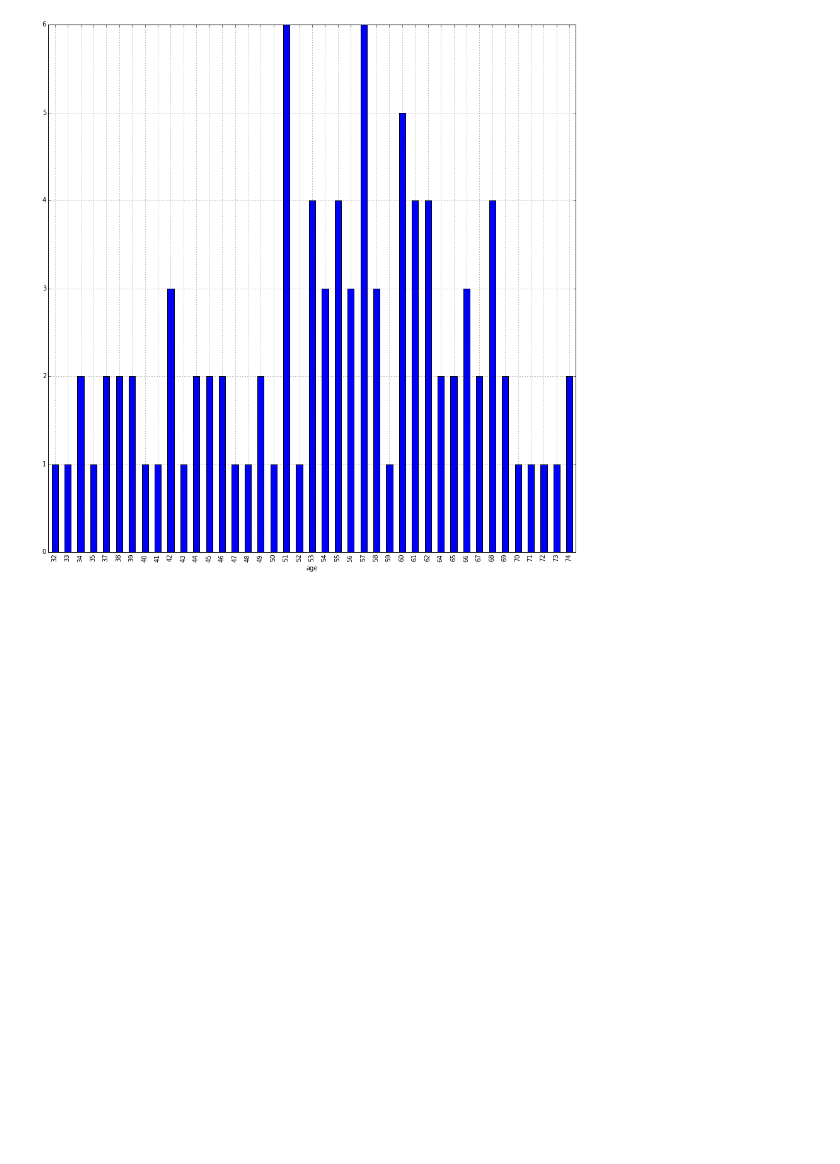
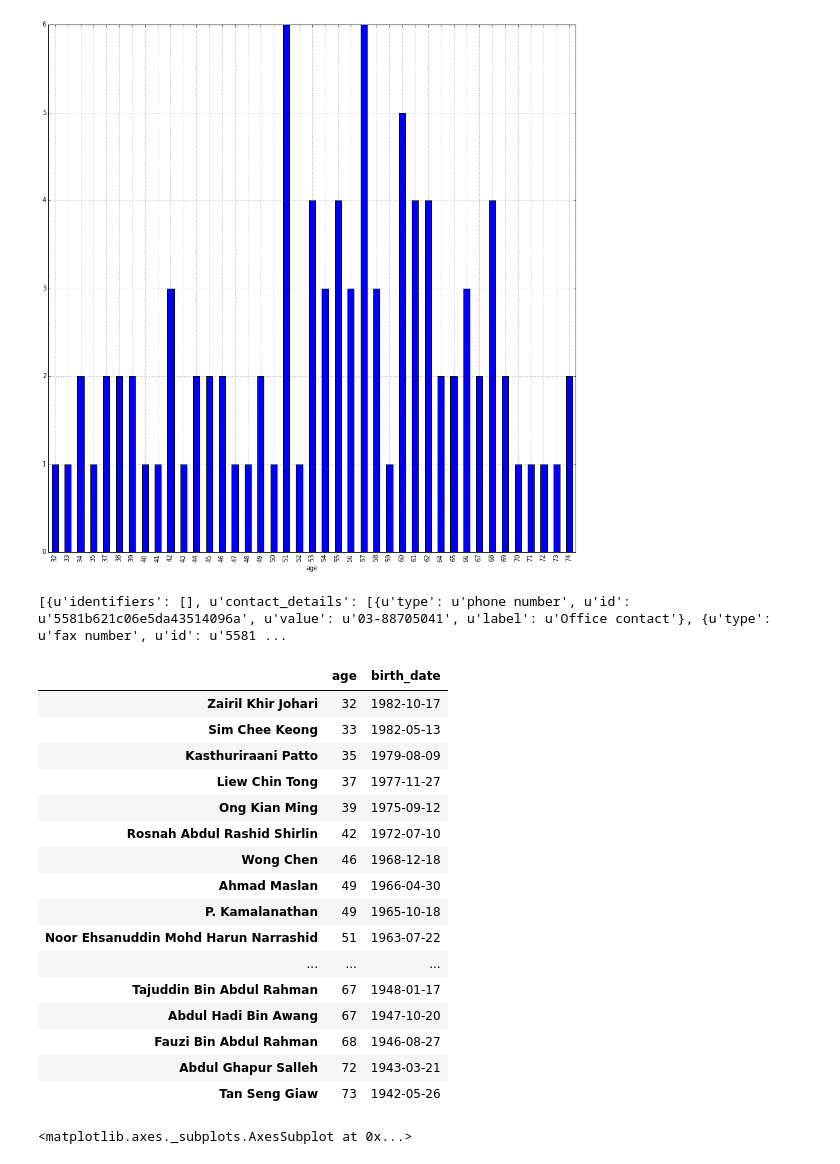
Before and after one commit to Sinar/sinar.myreps, a Jupyter notebook: docs/Malaysian MP Statistics.ipynb, the cells around one changed output. Drawn from its saved outputs; the diff is of its cells as text; code cells hidden in the pictures; blank space fills up the shorter version.

Commit message:
Update ipython notebook to latest stable, add table indexed by name

```diff
--- a/docs/Malaysian MP Statistics.ipynb
+++ b/docs/Malaysian MP Statistics.ipynb
@@ -161,3 +161,44 @@ grouped.age.count().plot(kind='bar',figsize=(15,15))
 # %% [output]
 <matplotlib.axes._subplots.AxesSubplot at 0x...>
 [figure]
+# %%
+print MPs
+# %% [output]
+[{u'identifiers': [], u'contact_details': [{u'type': u'phone number', u'id': u'5581b621c06e5da43514096a', u'value': u'03-88705041', u'label': u'Office contact'}, {u'type': u'fax number', u'id': u'5581 ...
+# %%
+import pandas
+data = { "age": [], "birth_date": []}
+data_index = { "age": [], "birth_date": []}
+for entry in MPs:
+    data["age"].append(entry["age"])
+    data_index["age"].append(entry["name"])
+    data["birth_date"].append(entry["birth_date"])
+    data_index["birth_date"].append(entry["name"])
+
+final_data = { "age": pandas.Series(data["age"], index=data_index["age"]),
+                "birth_date": pandas.Series(data["birth_date"], index=data_index["birth_date"])
+             }
+mp_age_df = pandas.DataFrame(final_data)
+mp_age_df.sort("age")
+# %% [output]
+|  | age | birth_date |
+| Zairil Khir Johari | 32 | 1982-10-17 |
+| Sim Chee Keong | 33 | 1982-05-13 |
+| Kasthuriraani Patto | 35 | 1979-08-09 |
+| Liew Chin Tong | 37 | 1977-11-27 |
+| Ong Kian Ming | 39 | 1975-09-12 |
+| Rosnah Abdul Rashid Shirlin | 42 | 1972-07-10 |
+| Wong Chen | 46 | 1968-12-18 |
+| Ahmad Maslan | 49 | 1966-04-30 |
+| P. Kamalanathan | 49 | 1965-10-18 |
+| Noor Ehsanuddin Mohd Harun Narrashid | 51 | 1963-07-22 |
+| ... | ... | ... |
+| Tajuddin Bin Abdul Rahman | 67 | 1948-01-17 |
+| Abdul Hadi Bin Awang | 67 | 1947-10-20 |
+| Fauzi Bin Abdul Rahman | 68 | 1946-08-27 |
+| Abdul Ghapur Salleh | 72 | 1943-03-21 |
+| Tan Seng Giaw | 73 | 1942-05-26 |
+# %%
+mp_age_df["age"].plot(kind="hist")
+# %% [output]
+<matplotlib.axes._subplots.AxesSubplot at 0x...>
```
Also changed, not shown: 1 other file.
